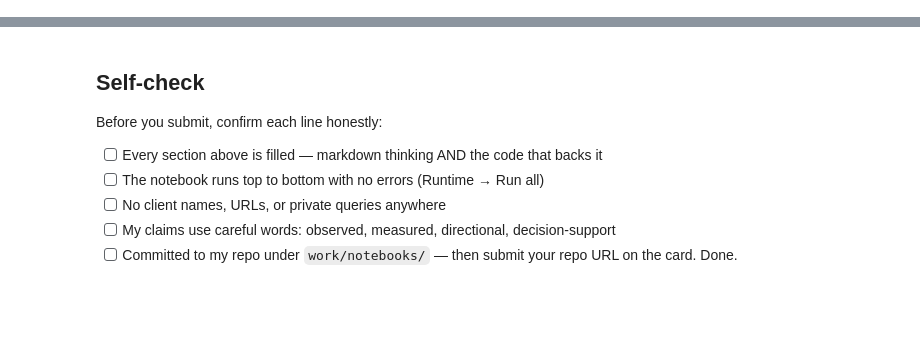
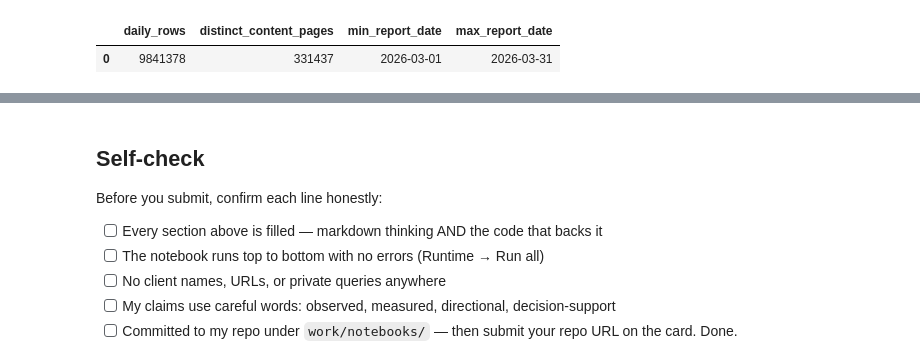
Before and after one commit to Adnan-ai98/flyrank-ml-internship, a Jupyter notebook: work/notebooks/w03_data_contract.ipynb, the cells around one changed output, grey strips where cells are left out. Cells and saved outputs as stored; diff of their text form; code cells hidden in the pictures; blank space fills up the shorter version.

```diff
--- a/work/notebooks/w03_data_contract.ipynb
+++ b/work/notebooks/w03_data_contract.ipynb
@@ -36,0 +37,14 @@ This skeleton is yours to fill. Work the sections **in order** — each one has
+# %%
+DECISION_MONTH = "2026-03"
+
+START_DATE = "2026-03-01"
+END_DATE = "2026-03-31"
+
+FACT_PATH = (
+    "hf://datasets/FlyRank/internship-warehouse/"
+    "fact_content_daily_performance/"
+    "month=2026-03/*.parquet"
+)
+
+print("Decision month:", DECISION_MONTH)
+print("Window:", START_DATE, "to", END_DATE)
@@ -36,0 +177,77 @@ This skeleton is yours to fill. Work the sections **in order** — each one has
+# %%
+# VERIFICATION QUERY 1 — GRAIN
+
+grain_check = con.sql(f"""
+WITH page_level AS (
+    SELECT
+        content_hash_id
+    FROM read_parquet('{FACT_PATH}')
+    WHERE report_date >= DATE '{START_DATE}'
+      AND report_date <= DATE '{END_DATE}'
+    GROUP BY content_hash_id
+)
+SELECT
+    COUNT(*) AS page_rows,
+    COUNT(DISTINCT content_hash_id) AS distinct_content_pages
+FROM page_level
+""").df()
+
+display(grain_check)
+
+assert (
+    grain_check.loc[0, "page_rows"]
+    == grain_check.loc[0, "distinct_content_pages"]
+)
+
+print("Grain check passed: one row per content page.")
+
+
+# VERIFICATION QUERY 2 — ROW COUNT + DATE SPAN
+
+window_check = con.sql(f"""
+SELECT
+    COUNT(*) AS daily_rows,
+    COUNT(DISTINCT content_hash_id) AS distinct_content_pages,
+    MIN(report_date) AS min_report_date,
+    MAX(report_date) AS max_report_date
+FROM read_parquet('{FACT_PATH}')
+WHERE report_date >= DATE '{START_DATE}'
+  AND report_date <= DATE '{END_DATE}'
+""").df()
+
+display(window_check)
+
+assert str(window_check.loc[0, "min_report_date"])[:10] == START_DATE
+assert str(window_check.loc[0, "max_report_date"])[:10] == END_DATE
+
+print("Window check passed.")
+
+
+# VERIFICATION QUERY 3 — AVAILABILITY
+# Required explicit IS TRUE check.
+
+availability_check = con.sql(f"""
+SELECT
+    COUNT(*) AS march_rows,
+
+    COUNT(*) FILTER (
+        WHERE gsc_data_available IS TRUE
+    ) AS gsc_available_rows,
+
+    COUNT(*) FILTER (
+        WHERE ga4_data_available IS TRUE
+    ) AS ga4_available_rows,
+
+    COUNT(*) FILTER (
+        WHERE ga4_data_available IS NOT TRUE
+    ) AS ga4_not_available_rows
+
+FROM read_parquet('{FACT_PATH}')
+WHERE report_date >= DATE '{START_DATE}'
+  AND report_date <= DATE '{END_DATE}'
+""").df()
+
+display(availability_check)
+
+print("Availability check completed using IS TRUE.")
+# %% [output]
@@ -36,0 +257,2 @@ This skeleton is yours to fill. Work the sections **in order** — each one has
+|  | daily_rows | distinct_content_pages | min_report_date | max_report_date |
+| 0 | 9841378 | 331437 | 2026-03-01 | 2026-03-31 |
```
Also changed, not shown: parts of 28 cells of this notebook.
